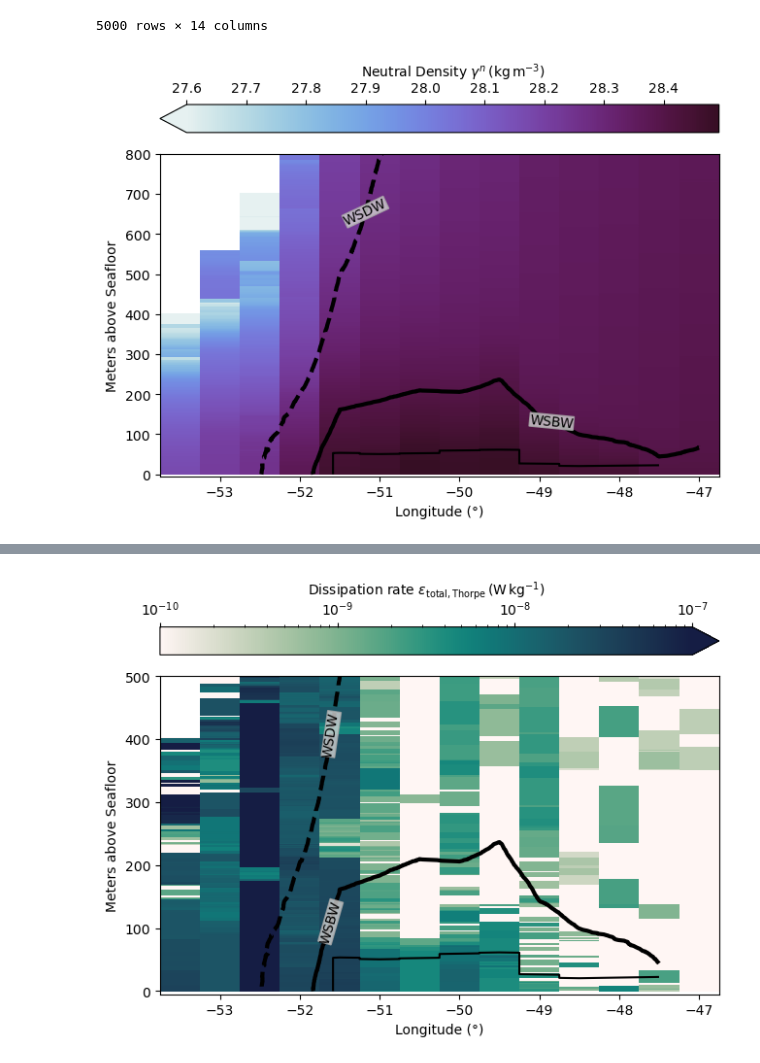
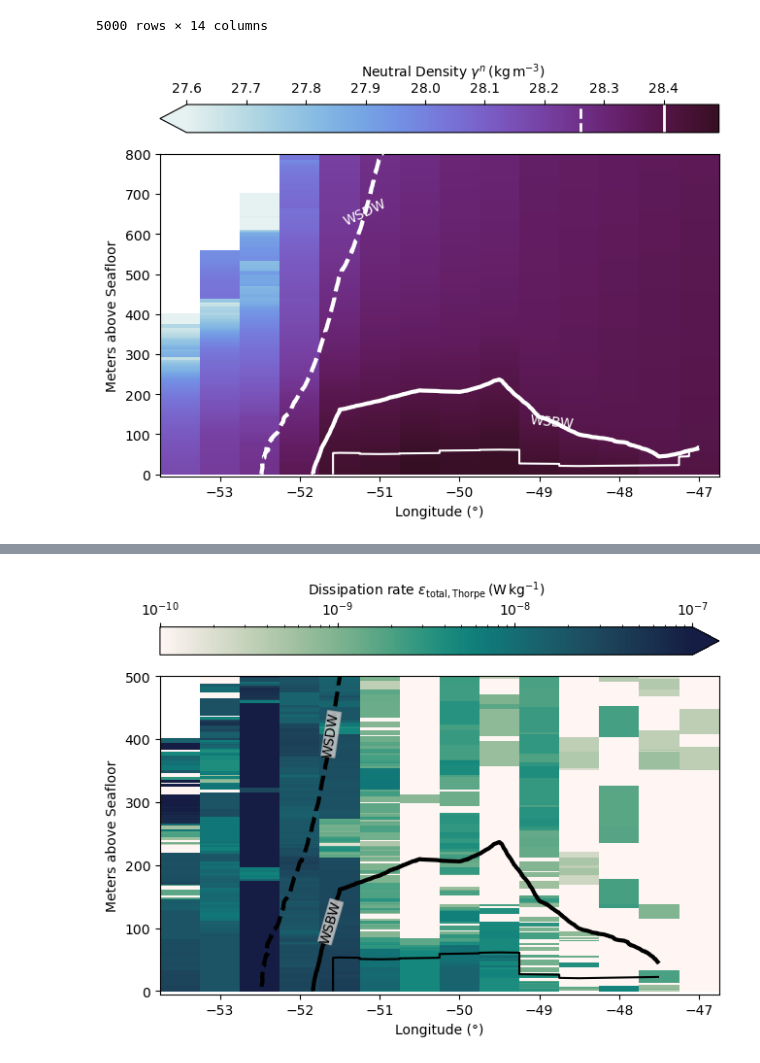
Before and after one commit to opinner/Pinner_et_al_2024, a Jupyter notebook: derived_data/examples.ipynb, the cells around one changed output, grey strips where cells are left out. Cells and saved outputs as stored; diff of their text form; code cells hidden in the pictures.

Commit message:
figure polishing

```diff
--- a/derived_data/examples.ipynb
+++ b/derived_data/examples.ipynb
@@ -83,6 +83,9 @@ mpp = ax.pcolormesh(
 )
 cb = plt.colorbar(mpp, ax=ax, location="top", extend = "min")
 cb.set_label(r"Neutral Density $\gamma^n\,$(kg$\,$m$^{-3}$)")
+water_mass_boundaries = [28.26, 28.40]
+cb.ax.plot([water_mass_boundaries[0], water_mass_boundaries[0]], [0, 1], 'w--', lw=2)
+cb.ax.plot([water_mass_boundaries[1], water_mass_boundaries[1]], [0, 1], 'w', lw=2, ls = "solid")
 
 binned_regions = pd.read_csv("../scripts/preprocessing/method_results/binned_regions.csv", index_col=0)
 binned_regions.columns = binned_regions.columns.astype("float") #convert column names from strings to floats
@@ -97,43 +100,43 @@ def draw_water_mass_boundaries(axis):
         binned_neutral_density,
         levels=water_mass_boundaries,
         linestyles=["dashed", "solid"],
-        colors="k",
+        colors="white",
         linewidths=3,
         zorder=10
     )
 
     # labeling
     fmt = {}
     for l, s in zip(CS.levels, water_mass_names):
         fmt[l] = s
     # Label every other level using strings
     clabels = axis.clabel(
         CS,
         CS.levels,
         inline=False,
         fmt=fmt,
-        colors="black",
+        colors="white",
         fontsize=10,
     )
     # adjust bboxes for better readability
-    [txt.set_bbox(dict(facecolor='lightgrey', alpha = 0.8, edgecolor='darkgrey', boxstyle="round", pad=0)) for txt in clabels]
+    #[txt.set_bbox(dict(facecolor='lightgrey', alpha = 0.8, edgecolor='darkgrey', boxstyle="round", pad=0)) for txt in clabels]
 
     levels = [2.5,3.5]  # Border between IL and BL
     axis.contour(
         binned_regions.columns,
         binned_regions.index,
         binned_regions.values,
         levels=levels,
-        colors="k",
+        colors="white",
         zorder=10
     )
 
 draw_water_mass_boundaries(ax)
 ax.set_ylim(-5,800)
 ax.set_xlabel("Longitude (°)")
 ax.set_ylabel("Meters above Seafloor");
 # %% [output]
-[figure, old version]
+[figure, new version]
 # %%
 binned_thorpe_dissipation = pd.read_csv("./binned_thorpe_dissipation.csv", index_col = 0)
 binned_thorpe_dissipation.columns = binned_thorpe_dissipation.columns.astype("float") #convert column names from strings to floats
```
Also changed, not shown: 4 other files.
